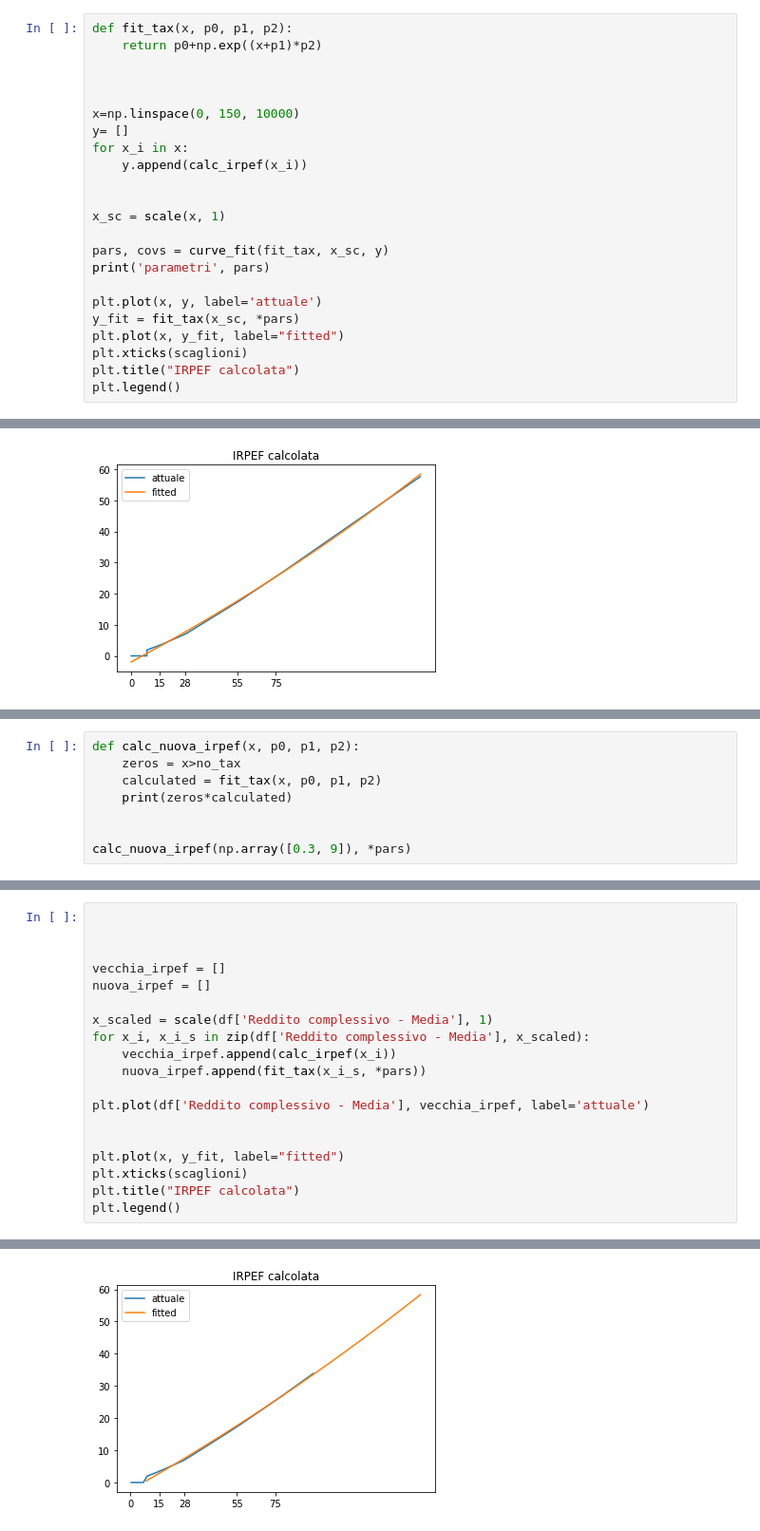
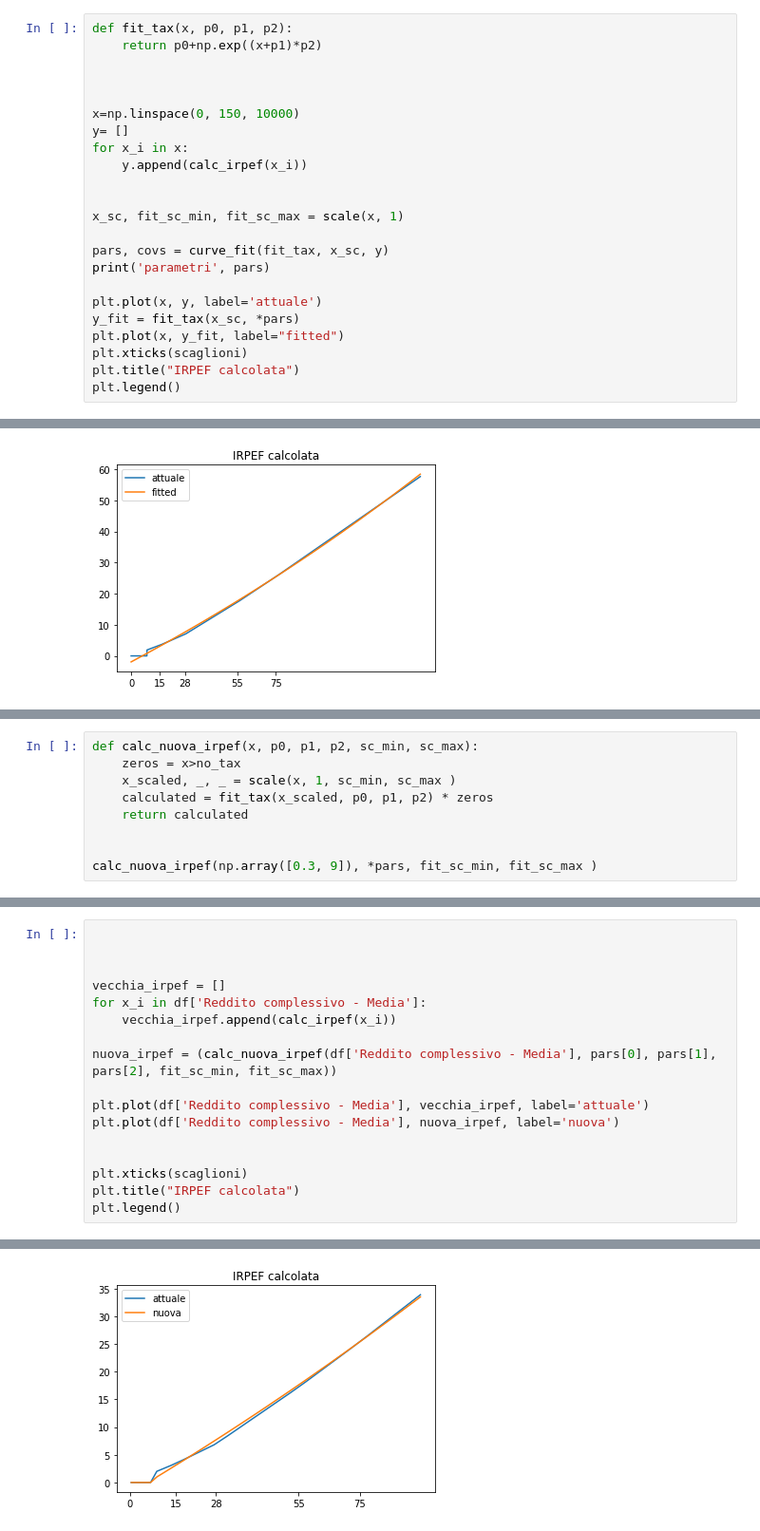
Before and after one commit to vlavorini/studio_irpef, a Jupyter notebook: primo.ipynb, the cells around one changed output, grey strips where cells are left out. Shown at 95% size. Saved outputs shown, nothing was run; the diff lists cells and outputs as text.

Commit message:
aggiustata bozza funzione nuova irpef

```diff
--- a/primo.ipynb
+++ b/primo.ipynb
@@ -284,7 +284,7 @@ for x_i in x:
     y.append(calc_irpef(x_i))
 
 
-x_sc = scale(x, 1)
+x_sc, fit_sc_min, fit_sc_max = scale(x, 1)
 
 pars, covs = curve_fit(fit_tax, x_sc, y)
 print('parametri', pars)
@@ -306,9 +302,10 @@ array([3784.87741048])
 # %%
-def calc_nuova_irpef(x, p0, p1, p2):
+def calc_nuova_irpef(x, p0, p1, p2, sc_min, sc_max):
     zeros = x>no_tax
-    calculated = fit_tax(x, p0, p1, p2)
-    print(zeros*calculated)
+    x_scaled, _, _ = scale(x, 1, sc_min, sc_max )
+    calculated = fit_tax(x_scaled, p0, p1, p2) * zeros
+    return calculated
 
 
-calc_nuova_irpef(np.array([0.3, 9]), *pars)
+calc_nuova_irpef(np.array([0.3, 9]), *pars, fit_sc_min, fit_sc_max )
 # %% [output]
@@ -316,22 +313,20 @@ calc_nuova_irpef(np.array([0.3, 9]), *pars)
 # %%
 
 
 
 vecchia_irpef = []
-nuova_irpef = []
+for x_i in df['Reddito complessivo - Media']:
+    vecchia_irpef.append(calc_irpef(x_i))
 
-x_scaled = scale(df['Reddito complessivo - Media'], 1)
-for x_i, x_i_s in zip(df['Reddito complessivo - Media'], x_scaled):
-    vecchia_irpef.append(calc_irpef(x_i))
-    nuova_irpef.append(fit_tax(x_i_s, *pars))
+nuova_irpef = (calc_nuova_irpef(df['Reddito complessivo - Media'], pars[0], pars[1], pars[2], fit_sc_min, fit_sc_max))
 
 plt.plot(df['Reddito complessivo - Media'], vecchia_irpef, label='attuale')
+plt.plot(df['Reddito complessivo - Media'], nuova_irpef, label='nuova')
 
 
-plt.plot(x, y_fit, label="fitted")
 plt.xticks(scaglioni)
 plt.title("IRPEF calcolata")
 plt.legend()
 # %% [output]
 <matplotlib.legend.Legend at 0x...>
-[figure, old version]
+[figure, new version]
```
Also changed, not shown: parts of 5 cells of this notebook.
